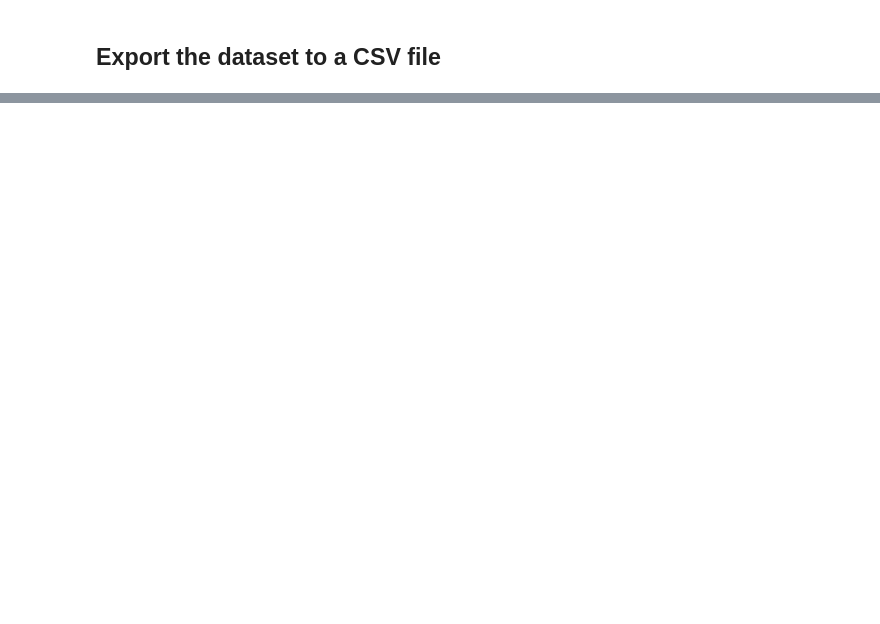
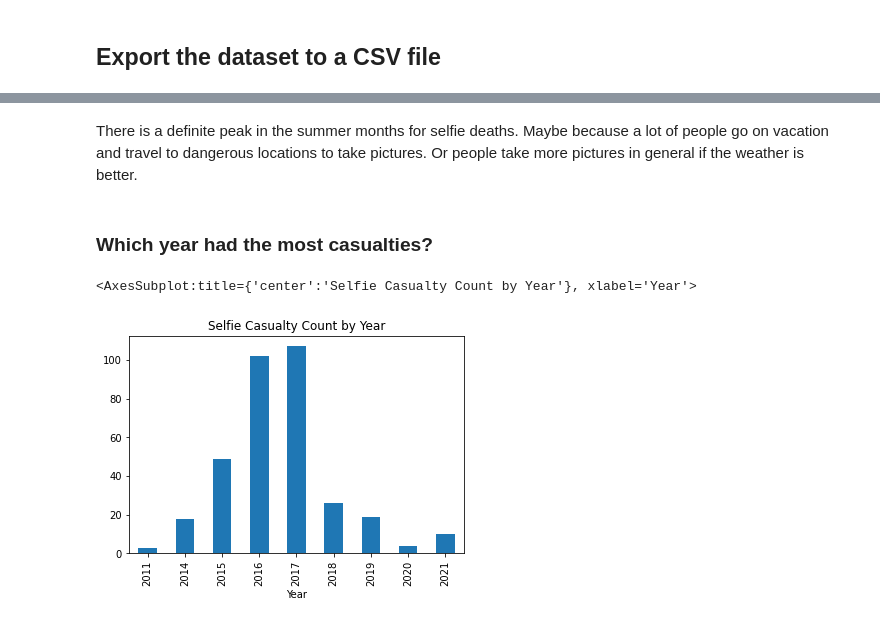
Before and after one commit to ichinichichi/Project-4, a Jupyter notebook: Project 4 -Selfie Deaths.ipynb, the cells around one changed output, grey strips where cells are left out. Cells and saved outputs as stored; diff of their text form; code cells hidden in the pictures; blank space fills up the shorter version.

```diff
--- a/Project 4 -Selfie Deaths.ipynb
+++ b/Project 4 -Selfie Deaths.ipynb
@@ -173,0 +345,9 @@ sp_df.to_csv('scrapeddata.csv', index=False, encoding='utf-8')
+# %% [markdown]
+There is a definite peak in the summer months for selfie deaths. Maybe because a lot of people go on vacation and travel to dangerous locations to take pictures. Or people take more pictures in general if the weather is better.
+# %% [markdown]
+### Which year had the most casualties?
+# %%
+df.groupby(by='Year').Persons.sum().plot(kind='bar', title="Selfie Casualty Count by Year")
+# %% [output]
+<AxesSubplot:title={'center':'Selfie Casualty Count by Year'}, xlabel='Year'>
+[figure, added]
```
Also changed, not shown: parts of 33 cells of this notebook, 1 other file.
